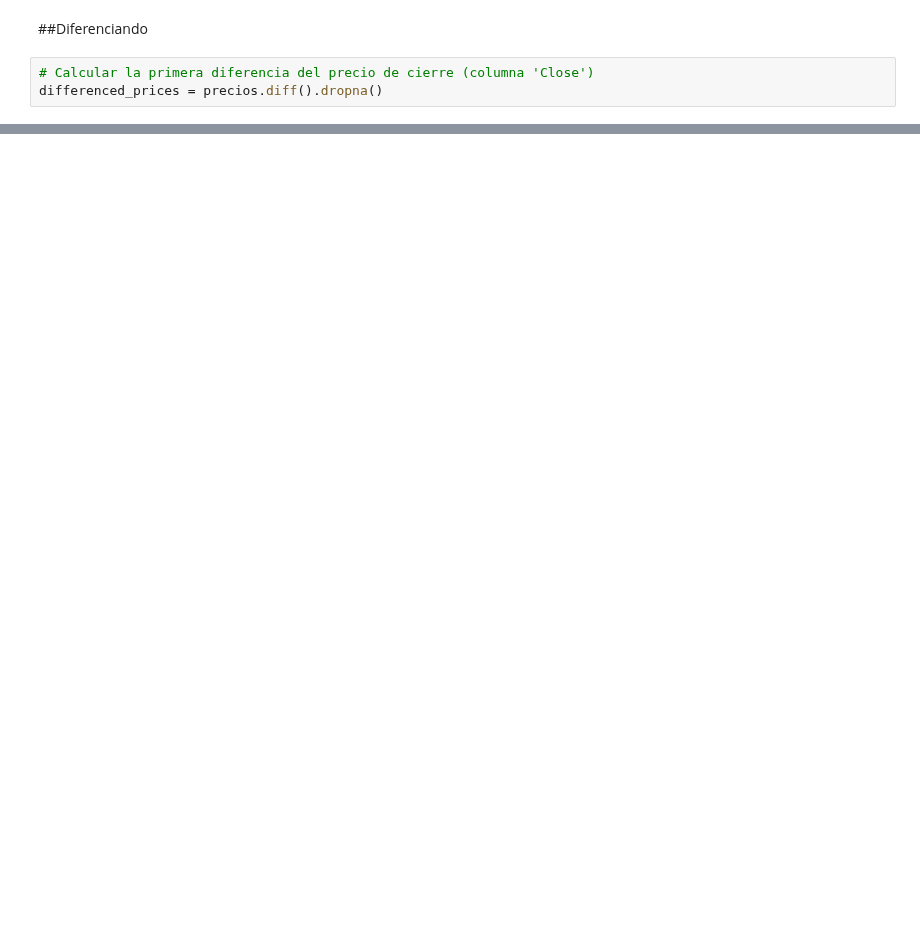
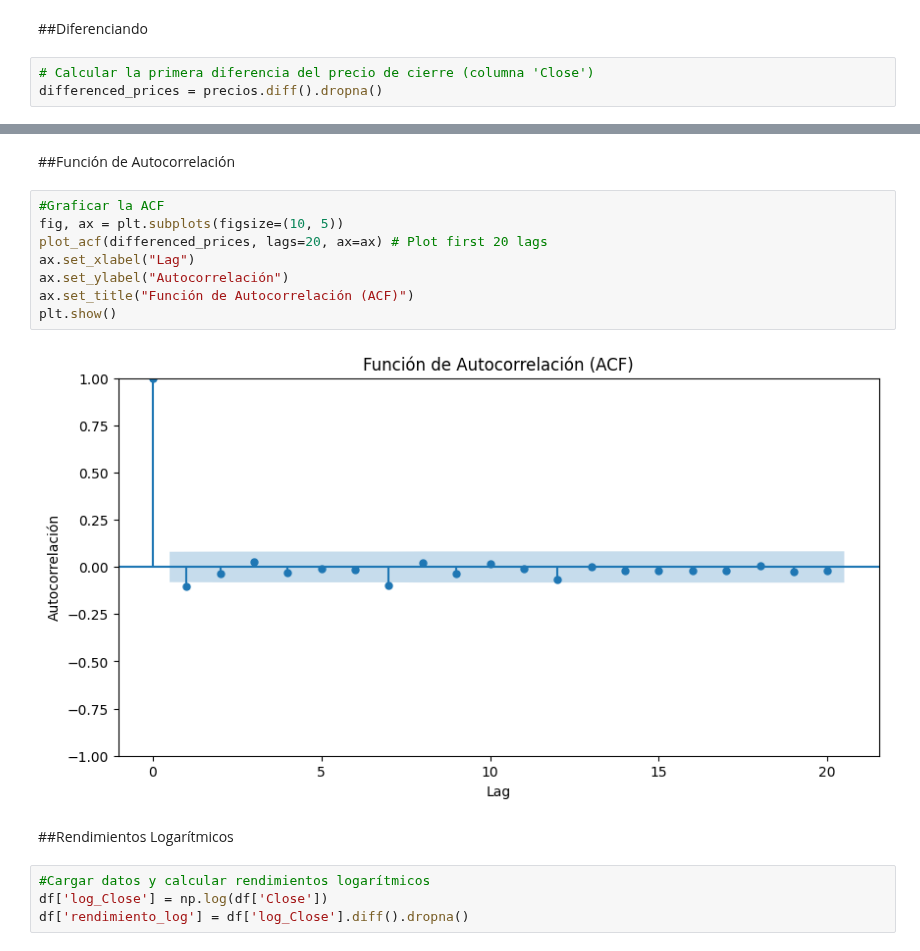
Before and after one commit to MartaPCastillo/Tesis, a Jupyter notebook: Grupo_Mexico.ipynb, the cells around one changed output, grey strips where cells are left out. Saved outputs shown, nothing was run; the diff lists cells and outputs as text; blank space fills up the shorter version.

```diff
--- a/Grupo_Mexico.ipynb
+++ b/Grupo_Mexico.ipynb
@@ -309,0 +327,18 @@ Resultado: **La serie es ESTACIONARIA** (p < 0.05, rechazamos H0).
+# %% [markdown]
+##Función de Autocorrelación
+# %%
+#Graficar la ACF
+fig, ax = plt.subplots(figsize=(10, 5))
+plot_acf(differenced_prices, lags=20, ax=ax) # Plot first 20 lags
+ax.set_xlabel("Lag")
+ax.set_ylabel("Autocorrelación")
+ax.set_title("Función de Autocorrelación (ACF)")
+plt.show()
+# %% [output]
+[figure, added]
+# %% [markdown]
+##Rendimientos Logarítmicos
+# %%
+#Cargar datos y calcular rendimientos logarítmicos
+df['log_Close'] = np.log(df['Close'])
+df['rendimiento_log'] = df['log_Close'].diff().dropna()
```
Also changed, not shown: parts of 21 cells of this notebook.
